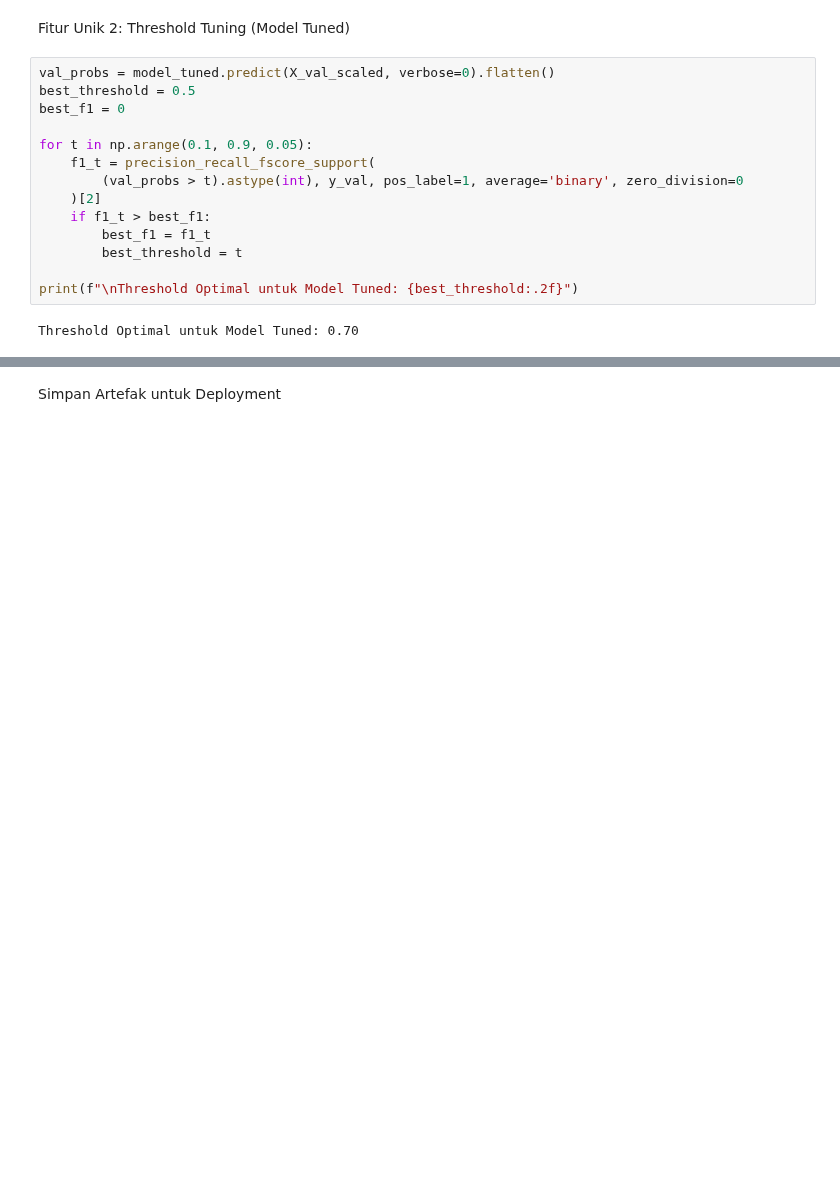
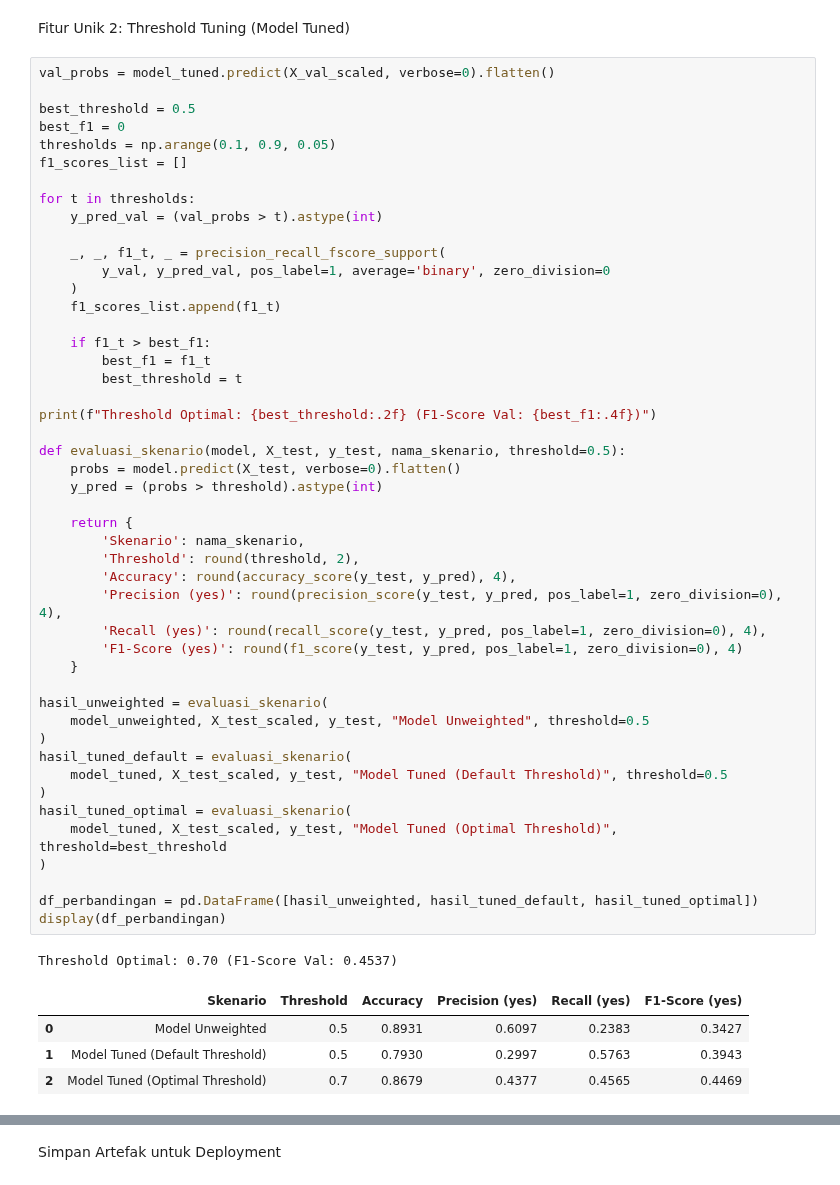
Before and after one commit to VincentArfan/Prediksi-Deposito-Bank, a Jupyter notebook: DeepLearning_Tugas1.ipynb, the cells around one changed output, grey strips where cells are left out. Drawn from its saved outputs; the diff is of its cells as text; blank space fills up the shorter version.

```diff
--- a/DeepLearning_Tugas1.ipynb
+++ b/DeepLearning_Tugas1.ipynb
@@ -461,19 +576,56 @@ plt.show()
 [figure]
 # %% [markdown]
 Fitur Unik 2: Threshold Tuning (Model Tuned)
-# %%
-val_probs = model_tuned.predict(X_val_scaled, verbose=0).flatten()
-best_threshold = 0.5
-best_f1 = 0
-
-for t in np.arange(0.1, 0.9, 0.05):
-    f1_t = precision_recall_fscore_support(
-        (val_probs > t).astype(int), y_val, pos_label=1, average='binary', zero_division=0
-    )[2]
-    if f1_t > best_f1:
-        best_f1 = f1_t
-        best_threshold = t
-
-print(f"\nThreshold Optimal untuk Model Tuned: {best_threshold:.2f}")
-# %% [output]
-Threshold Optimal untuk Model Tuned: 0.70
+# %%
+val_probs = model_tuned.predict(X_val_scaled, verbose=0).flatten()
+
+best_threshold = 0.5
+best_f1 = 0
+thresholds = np.arange(0.1, 0.9, 0.05)
+f1_scores_list = []
+
+for t in thresholds:
+    y_pred_val = (val_probs > t).astype(int)
+
+    _, _, f1_t, _ = precision_recall_fscore_support(
+        y_val, y_pred_val, pos_label=1, average='binary', zero_division=0
+    )
+    f1_scores_list.append(f1_t)
+
+    if f1_t > best_f1:
+        best_f1 = f1_t
+        best_threshold = t
+
+print(f"Threshold Optimal: {best_threshold:.2f} (F1-Score Val: {best_f1:.4f})")
+
+def evaluasi_skenario(model, X_test, y_test, nama_skenario, threshold=0.5):
+    probs = model.predict(X_test, verbose=0).flatten()
+    y_pred = (probs > threshold).astype(int)
+
+    return {
+        'Skenario': nama_skenario,
+        'Threshold': round(threshold, 2),
+        'Accuracy': round(accuracy_score(y_test, y_pred), 4),
+        'Precision (yes)': round(precision_score(y_test, y_pred, pos_label=1, zero_division=0), 4),
+        'Recall (yes)': round(recall_score(y_test, y_pred, pos_label=1, zero_division=0), 4),
+        'F1-Score (yes)': round(f1_score(y_test, y_pred, pos_label=1, zero_division=0), 4)
+    }
+
+hasil_unweighted = evaluasi_skenario(
+    model_unweighted, X_test_scaled, y_test, "Model Unweighted", threshold=0.5
+)
+hasil_tuned_default = evaluasi_skenario(
+    model_tuned, X_test_scaled, y_test, "Model Tuned (Default Threshold)", threshold=0.5
+)
+hasil_tuned_optimal = evaluasi_skenario(
+    model_tuned, X_test_scaled, y_test, "Model Tuned (Optimal Threshold)", threshold=best_threshold
+)
+
+df_perbandingan = pd.DataFrame([hasil_unweighted, hasil_tuned_default, hasil_tuned_optimal])
+display(df_perbandingan)
+# %% [output]
+Threshold Optimal: 0.70 (F1-Score Val: 0.4537)
+|  | Skenario | Threshold | Accuracy | Precision (yes) | Recall (yes) | F1-Score (yes) |
+| 0 | Model Unweighted | 0.5 | 0.8931 | 0.6097 | 0.2383 | 0.3427 |
+| 1 | Model Tuned (Default Threshold) | 0.5 | 0.7930 | 0.2997 | 0.5763 | 0.3943 |
+| 2 | Model Tuned (Optimal Threshold) | 0.7 | 0.8679 | 0.4377 | 0.4565 | 0.4469 |
```
Also changed, not shown: parts of 9 cells of this notebook, 2 other files.
